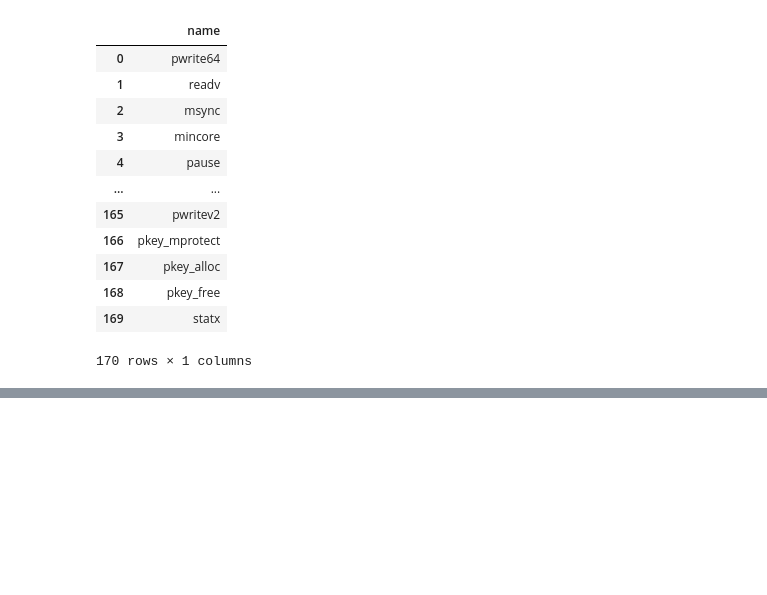
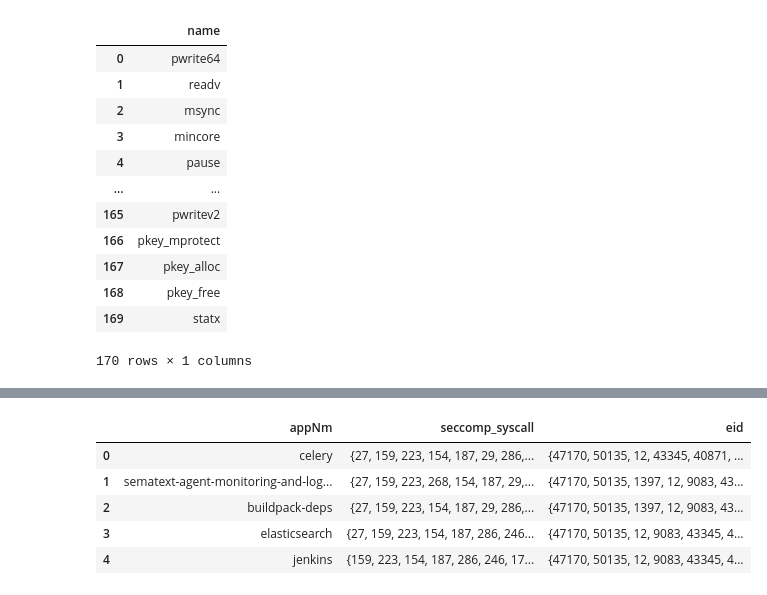
Before and after one commit to sominsong/NIMOS, a Jupyter notebook: analysis/CompareWithConfine.ipynb, the cells around one changed output, grey strips where cells are left out. Cells and saved outputs as stored; diff of their text form; code cells hidden in the pictures; blank space fills up the shorter version.

```diff
--- a/analysis/CompareWithConfine.ipynb
+++ b/analysis/CompareWithConfine.ipynb
@@ -322,0 +320,20 @@ for i, rowi in ngramdf.iterrows():
+# %%
+# Non-mitigable Exploit Code 조사
+
+for index, row in confine_seccomp.iterrows():
+    eids = set()
+    for eid, paths in eid_all_path_dict.items():
+        for path in paths:
+            left = set(path) - row.seccomp_syscall
+            if not left:
+                eids.add(eid)
+    confine_seccomp.loc[index, 'eid'] = eids
+
+confine_seccomp.head()
+# %% [output]
+|  | appNm | seccomp_syscall | eid |
+| 0 | celery | {27, 159, 223, 154, 187, 29, 286,... | {47170, 50135, 12, 43345, 40871, ... |
+| 1 | sematext-agent-monitoring-and-log... | {27, 159, 223, 268, 154, 187, 29,... | {47170, 50135, 1397, 12, 9083, 43... |
+| 2 | buildpack-deps | {27, 159, 223, 154, 187, 29, 286,... | {47170, 50135, 1397, 12, 9083, 43... |
+| 3 | elasticsearch | {27, 159, 223, 154, 187, 286, 246... | {47170, 50135, 12, 9083, 43345, 4... |
+| 4 | jenkins | {159, 223, 154, 187, 286, 246, 17... | {47170, 50135, 12, 9083, 43345, 4... |
```
Also changed, not shown: parts of 14 cells of this notebook, 2 other files.
